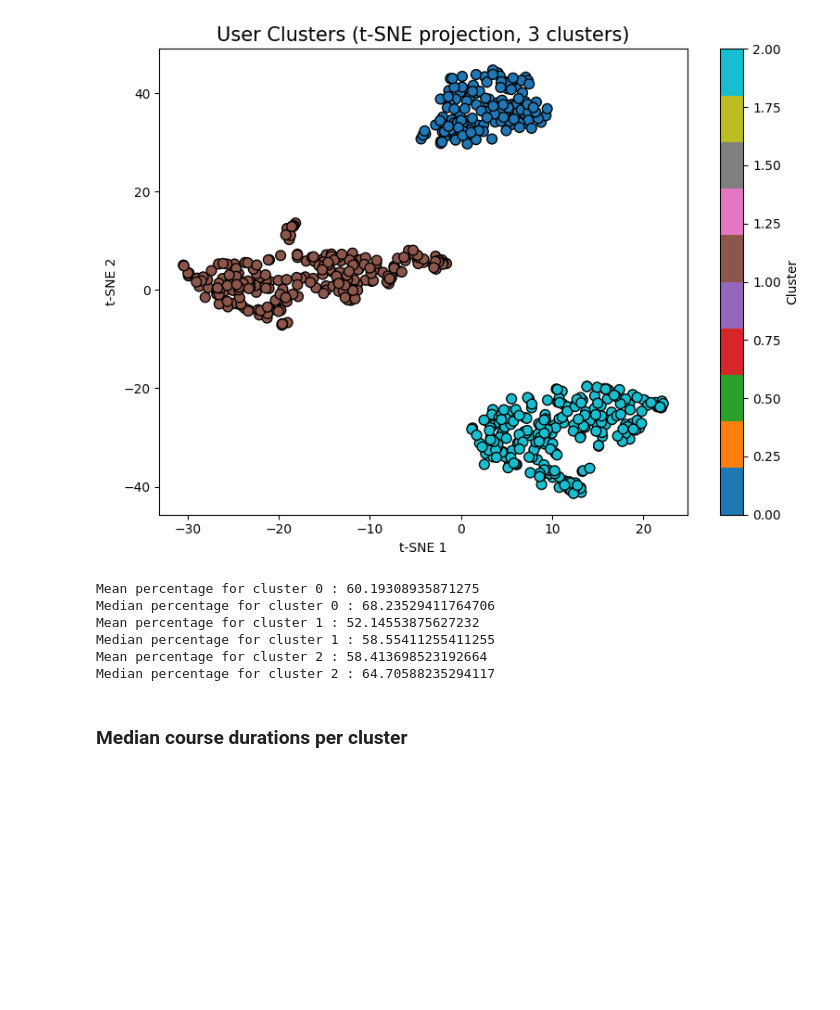
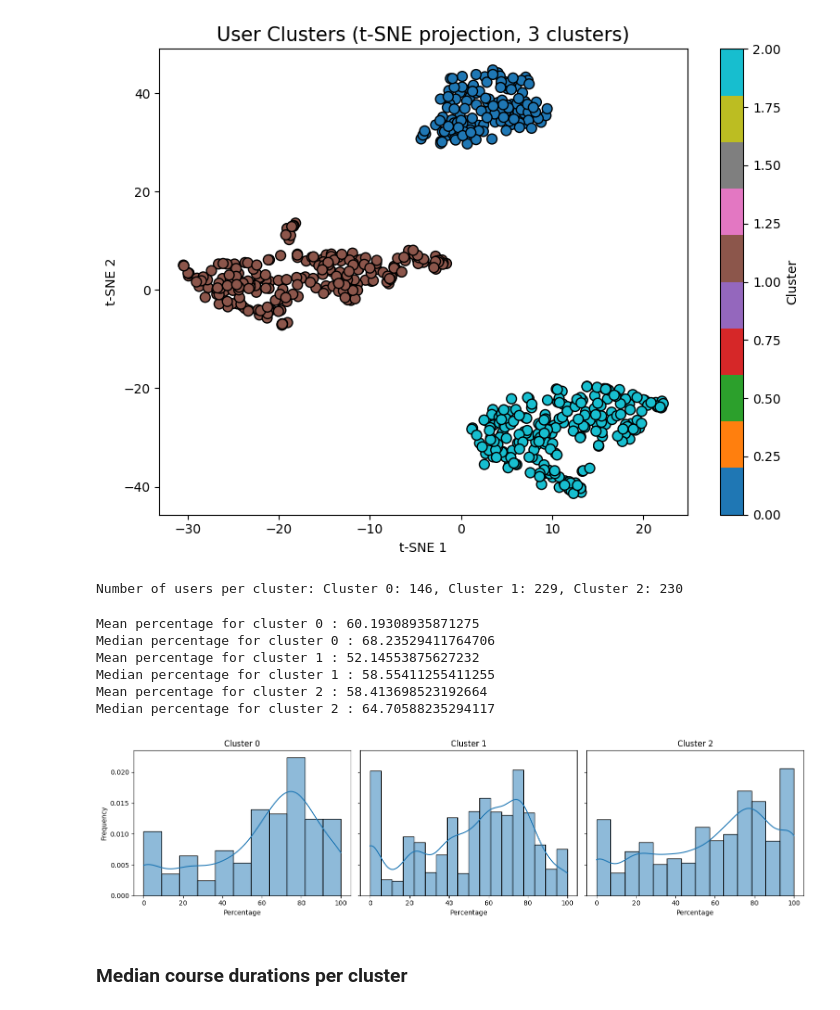
Before and after one commit to malenraychev/BigMMMBehaviour, a Jupyter notebook: markov_clean.ipynb, the cells around one changed output. Cells and saved outputs as stored; diff of their text form; code cells hidden in the pictures; blank space fills up the shorter version.

```diff
--- a/markov_clean.ipynb
+++ b/markov_clean.ipynb
@@ -876,6 +876,11 @@ cluster_users_dict = (
 )
 
 # Now, cluster_users_dict[0] gives all user_ids in cluster 0, etc.
+# %%
+print("Number of users per cluster: " +
+      ", ".join(f"Cluster {i}: {len(cluster_users_dict[i])}" for i in range(best_n)))
+# %% [output]
+Number of users per cluster: Cluster 0: 146, Cluster 1: 229, Cluster 2: 230
 # %%
 # average score per cluster
 
@@ -892,6 +897,34 @@ Mean percentage for cluster 1 : 52.14553875627232
 Median percentage for cluster 1 : 58.55411255411255
 Mean percentage for cluster 2 : 58.413698523192664
 Median percentage for cluster 2 : 64.70588235294117
+# %%
+# Create subplots
+fig, axes = plt.subplots(1, best_n, figsize=(5 * best_n, 4), sharey=True)
+
+# If only one cluster, axes may not be a list
+if best_n == 1:
+    axes = [axes]
+
+for i in range(best_n):
+    ax = axes[i]
+    cluster_users = cluster_users_dict[i]
+    data = zscores[zscores['user_id'].isin(cluster_users)]
+
+    sns.histplot(
+        data=data,
+        x='percentage',
+        kde=True,
+        stat="density",  # Normalize heights to compare shapes
+        ax=ax
+    )
+    ax.set_title(f'Cluster {i}')
+    ax.set_xlabel('Percentage')
+    ax.set_ylabel('Frequency' if i == 0 else '')  # Only leftmost plot shows Y-axis label
+
+plt.tight_layout()
+plt.show()
+# %% [output]
+[figure, added]
 # %% [markdown]
 ### Median course durations per cluster
 # %%
```
Also changed, not shown: parts of 1 cell of this notebook.
